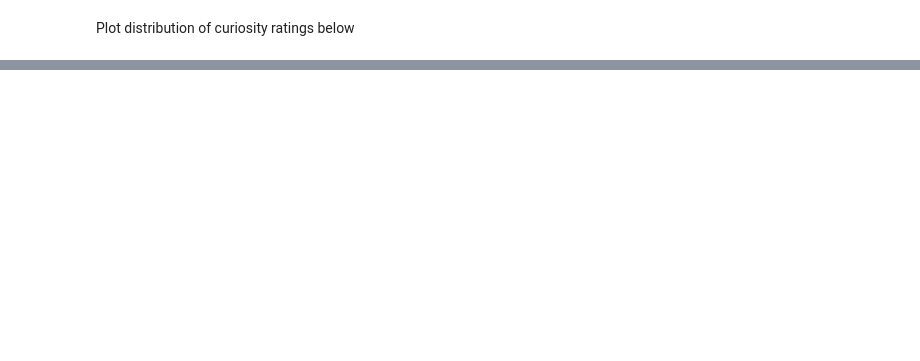
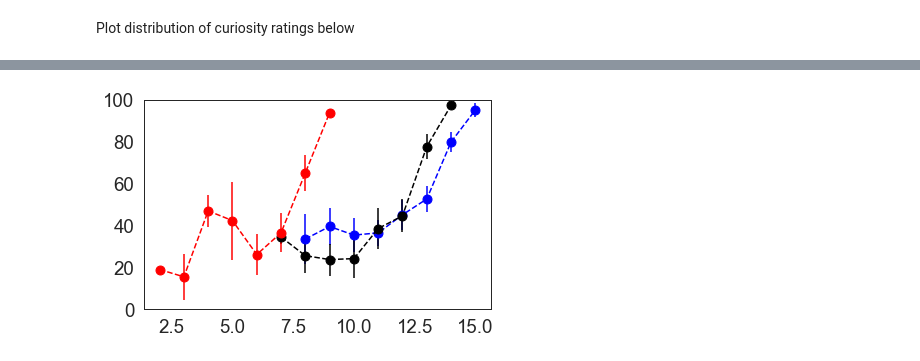
Before and after one commit to hermish/cocosci-research, a Jupyter notebook: analysis/probing_study/analysis.ipynb, the cells around one changed output, grey strips where cells are left out. Drawn from its saved outputs; the diff is of its cells as text; code cells hidden in the pictures; blank space fills up the shorter version.

Commit message:
new data

```diff
--- a/analysis/probing_study/analysis.ipynb
+++ b/analysis/probing_study/analysis.ipynb
@@ -297,0 +311,43 @@ Plot distribution of curiosity ratings below
+# %%
+import seaborn as sns
+sns.set(style="white", font_scale=1.7, rc={'figure.figsize':(6,4),
+                                              "grid.linewidth": 1, "axes.linewidth": 1,})
+
+a = close_non_insight
+n = 8 #how many points
+m = [li[::-1] for li in a]
+l = [np.array(xi) for xi in m]
+non_insight_data = l
+df_1 = pd.DataFrame(l)
+y = np.flip(df_1.mean(0).values)
+e = np.flip(df_1.sem(0,ddof=0).values)
+c = np.flip(df_1.count(0).values)
+x = np.array(range(len(y)))+1
+plt.errorbar(x[-n:], y[-n:], e[-n:], linestyle='--', marker='o', color = 'blue', markersize=9)
+plt.ylim([0,100])
+
+a = close_anagram
+m = [li[::-1] for li in a]
+l = [np.array(xi) for xi in m]
+df_1 = pd.DataFrame(l)
+y = np.flip(df_1.mean(0).values)
+e = np.flip(df_1.sem(0,ddof=0).values)
+c = np.flip(df_1.count(0).values)
+x = np.array(range(len(y)))+1
+plt.errorbar(x[-n:], y[-n:], e[-n:], linestyle='--', marker='o', color = 'black', markersize=9)
+plt.ylim([0,100])
+
+a = close_insight
+m = [li[::-1] for li in a]
+l = [np.array(xi) for xi in m]
+df_1 = pd.DataFrame(l)
+y = np.flip(df_1.mean(0).values)
+e = np.flip(df_1.sem(0,ddof=0).values)
+c = np.flip(df_1.count(0).values)
+x = np.array(range(len(y)))+1
+plt.errorbar(x[-n:], y[-n:], e[-n:], linestyle='--', marker='o', color = 'red', markersize=9)
+plt.ylim([0,100])
+
+plt.tight_layout()
+# %% [output]
+[figure, added]
```
Also changed, not shown: parts of 7 cells of this notebook, 28 other files.
